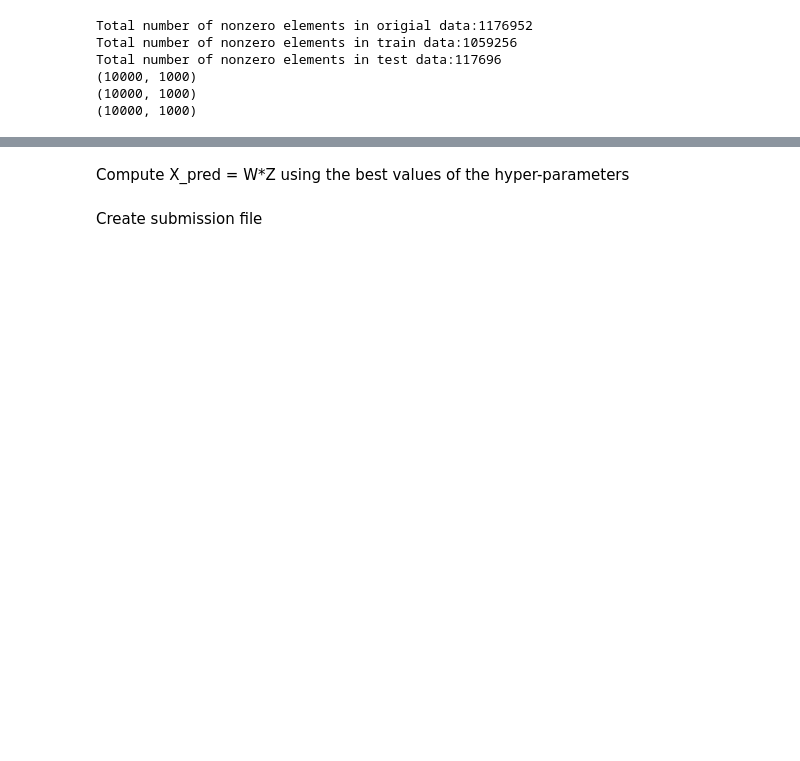
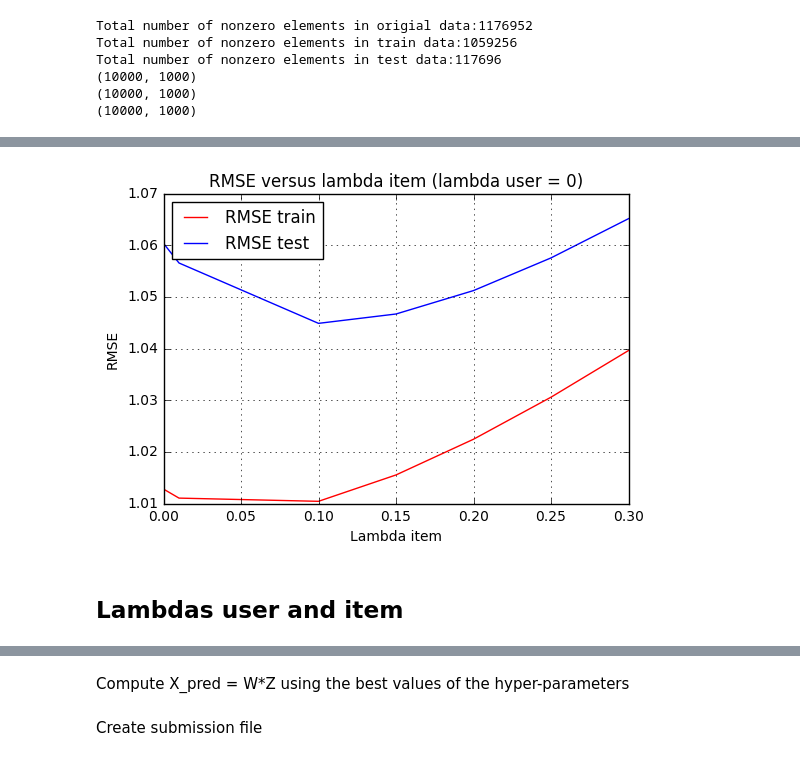
Before and after one commit to michaelheiniger/pcml-project2, a Jupyter notebook: python/MF_SGD.ipynb, the cells around one changed output, grey strips where cells are left out. Cells and saved outputs as stored; diff of their text form; code cells hidden in the pictures; blank space fills up the shorter version.

```diff
--- a/python/MF_SGD.ipynb
+++ b/python/MF_SGD.ipynb
@@ -38,0 +99,20 @@ Find the best values of the hyper-parameters
+# %%
+from mf_sgd import *
+from plots import *
+
+num_epochs = 1
+gamma = 0.01
+
+#lambdas = np.array([0.01, 0.05, 0.1, 0.5])[:,np.newaxis]
+lambda_user = 0
+lambdas_item = np.array([0.000000001, 0.00000001, 0.0000001, 0.000001, 0.00001,0.0001, 0.001, 0.01, 0.1, 0.15, 0.20, 0.25, 0.3])[:,np.newaxis]
+
+num_experiments = len(lambdas_item)
+rmse_train = np.zeros((num_experiments, 1))
+rmse_test = np.zeros((num_experiments, 1))
+
+num_features = 20
+
+for i in range(0, len(lambdas_item)):
+    print('MF SGD started for lambdas(user,item) = (%s,%s)' % (str(lambda_user),str(lambdas_item[i])))
+    rmse_train[i], rmse_test[i] = mf_sgd(train, test, num_epochs, gamma, num_features, lambda_user, lambdas_item[i])
@@ -38,0 +137,6 @@ Find the best values of the hyper-parameters
+# %%
+rmse_visualization_vs_lambdas_item(lambdas_item, lambda_user, rmse_train, rmse_test, "rmse_vs_lambdas_item.png")
+# %% [output]
+[figure, added]
+# %% [markdown]
+## Lambdas user and item
```
Also changed, not shown: parts of 11 cells of this notebook, 4 other files.
